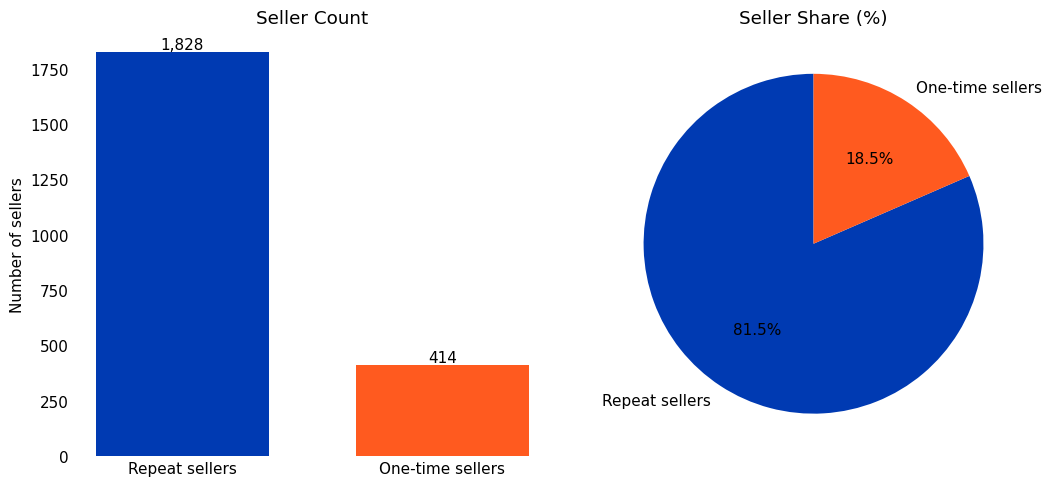
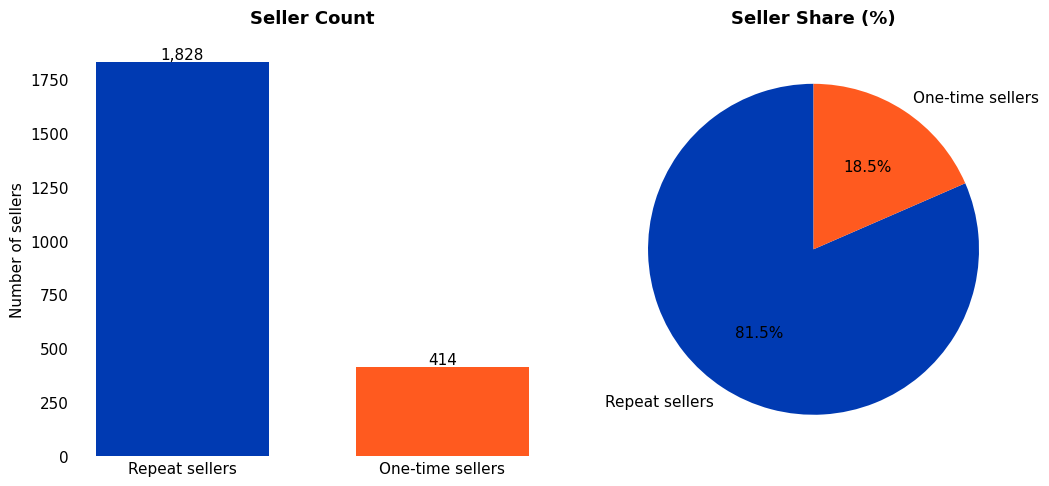
The notebook cell's code change between the first figure and the second:
--- before
+++ after
@@ -66,5 +66,5 @@
 
 ax.set_ylabel("Number of sellers")
-ax.set_title("Seller Count")
+ax.set_title("Seller Count", fontsize=13, fontweight="bold", pad=14)
 
 # ============================================================
@@ -89,5 +89,5 @@
     autotext.set_fontsize(11)
 
-ax2.set_title("Seller Share (%)")
+ax2.set_title("Seller Share (%)", fontsize=13, fontweight="bold", pad=14)
 
 plt.tight_layout()

Commit: Change title format of charts/plots